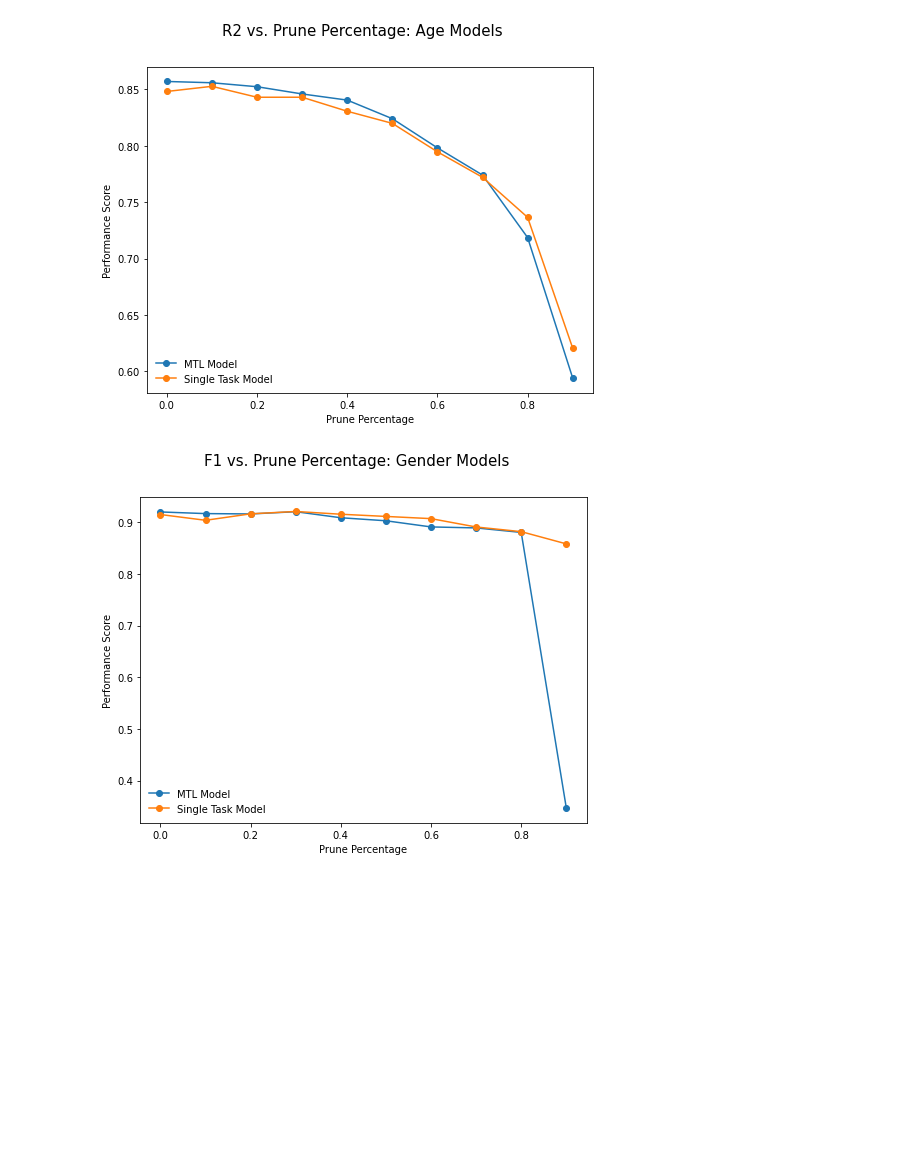
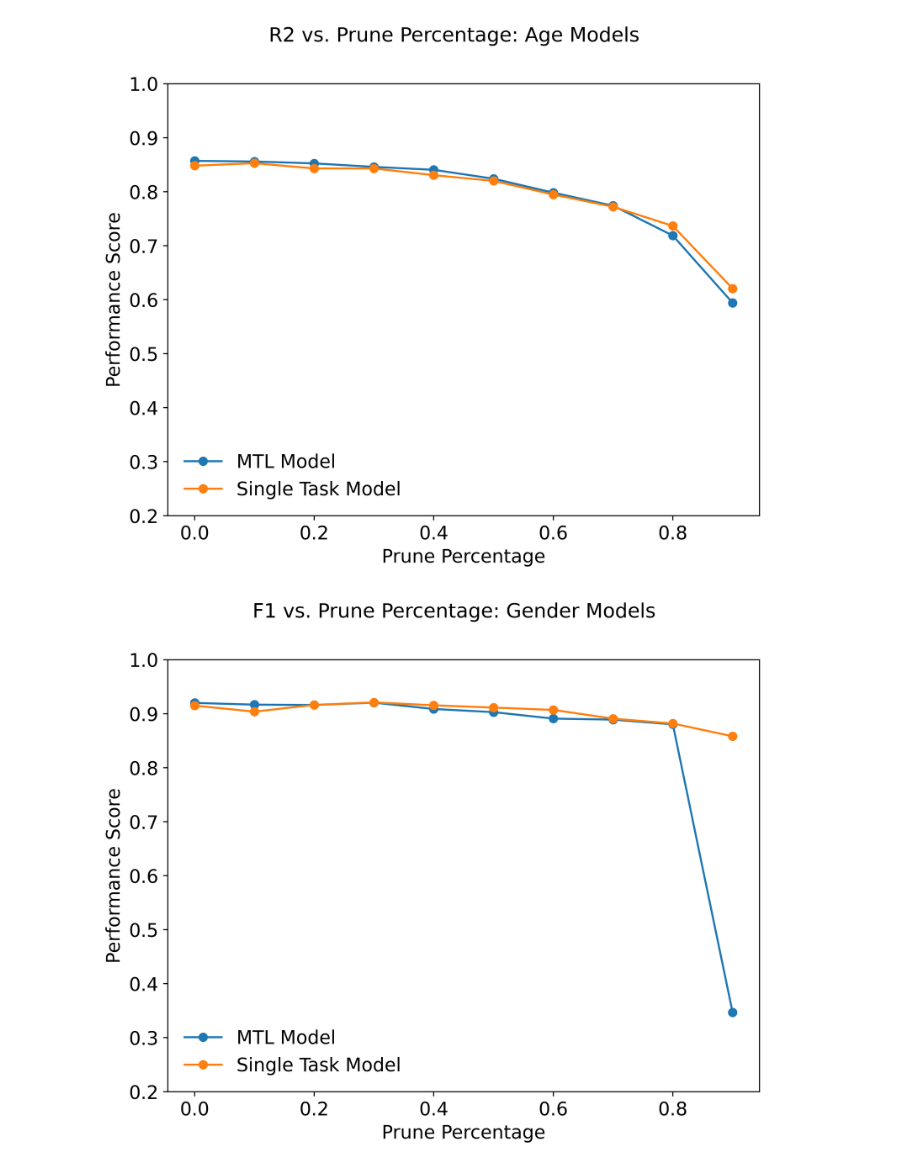
Before and after one commit to jmiano/MTLSys, a Jupyter notebook: Pruning_Robustness_Experiments.ipynb, the cells around one changed output. Saved outputs shown, nothing was run; the diff lists cells and outputs as text; code cells hidden in the pictures; blank space fills up the shorter version.

Commit message:
updated plot axes

```diff
--- a/Pruning_Robustness_Experiments.ipynb
+++ b/Pruning_Robustness_Experiments.ipynb
@@ -3,6 +3,8 @@
 import torch
 import pandas as pd
 import matplotlib.pyplot as plt
+plt.rcParams.update({'font.size': 14})
+plt.rcParams['figure.dpi']= 500
 # %%
 # Read in the data
 mtl_scores = pd.read_csv('models/model_variants/model_score_lookup_multitask.tsv', sep='\t')
@@ -17,33 +19,35 @@ def plot_robustness(mtl_data, single_data, task, title):
     mtl_y = mtl_data.loc[mtl_data['Task']==task.upper(), 'score']
     single_x = single_data.loc[single_data['Task']==task.upper(), 'prune_pct']
     single_y = single_data.loc[single_data['Task']==task.upper(), 'score']
 
     ax.plot(mtl_x, mtl_y, label='MTL Model', marker='o')
     ax.plot(single_x, single_y, label='Single Task Model', marker='o')
     plt.ylabel('Performance Score')
     plt.xlabel('Prune Percentage')
     plt.legend(loc="lower left", frameon=False)
+
+    ax.set_ylim([0.2, 1])
 
     plt.show()
 
 # Age
 plot_robustness(mtl_scores.rename(columns={'age_r2':'score'}),
                 single_task_scores.rename(columns={'age_r2':'score'}),
                 'AGE',
                 'R2 vs. Prune Percentage: Age Models')
 
 
 # Gender
 plot_robustness(mtl_scores.rename(columns={'gender_f1':'score'}),
                 single_task_scores.rename(columns={'gender_f1':'score'}),
                 'GENDER',
                 'F1 vs. Prune Percentage: Gender Models')
 
 # Ethnicity
 plot_robustness(mtl_scores.rename(columns={'ethnicity_f1':'score'}),
                 single_task_scores.rename(columns={'ethnicity_f1':'score'}),
                 'ETHNICITY',
-                'F1 vs. Prune Percentage: Gender Models')
+                'F1 vs. Prune Percentage: Ethnicity Models')
 # %% [output]
-[figure, old version]
+[figure, new version]
-[figure, old version]
+[figure, new version]
```
Also changed, not shown: parts of 1 cell of this notebook.
